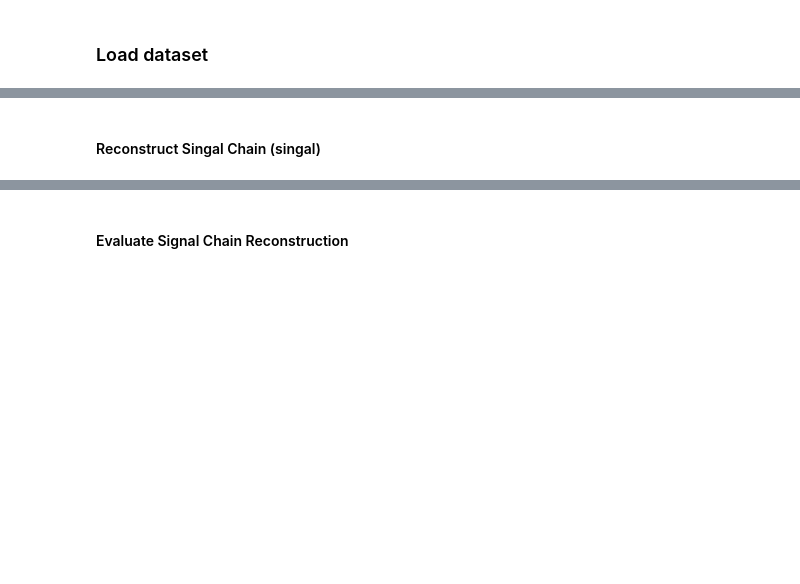
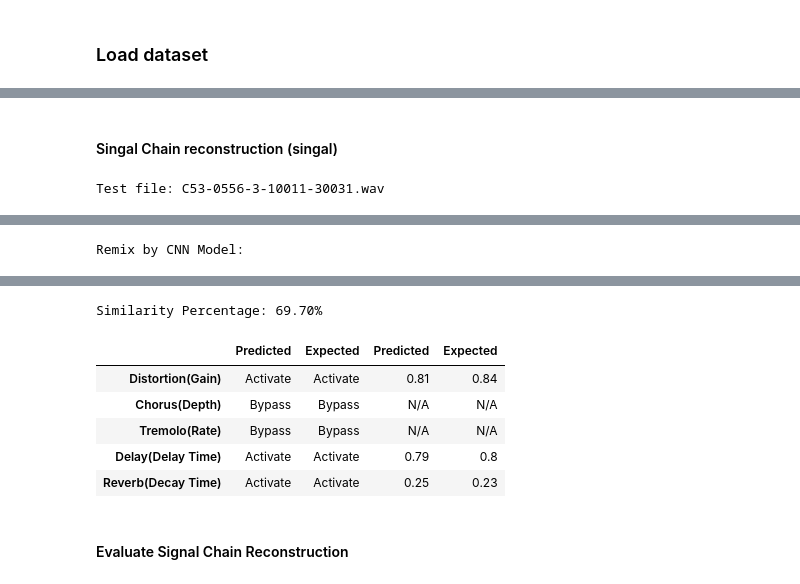
Before and after one commit to DCisHurt/Guitar-MIR, a Jupyter notebook: ex4_signal_chain.ipynb, the cells around one changed output, grey strips where cells are left out. Saved outputs shown, nothing was run; the diff lists cells and outputs as text; code cells hidden in the pictures; blank space fills up the shorter version.

```diff
--- a/ex4_signal_chain.ipynb
+++ b/ex4_signal_chain.ipynb
@@ -45,2 +95,2 @@ fxData = GtFxDataset(EVU_ANNOTATIONS_FILE,
 # %% [markdown]
-#### Reconstruct Singal Chain (singal)
+#### Singal Chain reconstruction (singal)
@@ -119,0 +97,46 @@ df2.first()
+# %%
+from src.util import play_audio
+import pandas as pd
+import random
+
+EFFECT_MAP2 = ["Distortion(Gain)", "Chorus(Depth)", "Tremolo(Rate)", "Delay(Delay Time)", "Reverb(Decay Time)"]
+
+SAMPLE_RATE = 44100
+
+_WEIGHTS_DIR = "_weights/Legacy/"
+_DRY_SAMPLE_DIR = "_assets/DATASET/GT-FX-DRY"
+
+index = random.randint(0, len(fxData))
+
+test_data = fxData[index]
+sample_file = fxData.get_audio_sample_filename(index) + ".wav"
+remix, waveform, log = signal_chain_reconstruction(test_data, sample_file,
+                                        _DRY_SAMPLE_DIR, _WEIGHTS_DIR)
+
+table = []
+
+for i in range(5):
+
+    effect_state = True if test_data[1][i] > 0.0 else False
+    paramter_value = str(round(test_data[3][i].item(), 2)) if effect_state else "N/A"
+    predicted_value = str(round(log[i*2 + 2] + test_data[3][i].item(), 2)) if effect_state else "N/A"
+    table.append(["Activate" if log[i*2 + 1] == 1.0 else "Bypass",
+                  "Activate" if effect_state else "Bypass",
+                  predicted_value,
+                  paramter_value])
+
+print(f"Test file: {sample_file}")
+play_audio(waveform, SAMPLE_RATE)
+
+print(f"Remix by CNN Model:")
+play_audio(remix, SAMPLE_RATE)
+
+print(f"Similarity Percentage: {log[11]:.2f}%")
+
+df = pd.DataFrame(table,
+                  columns = ["Predicted", "Expected", "Predicted", "Expected"],
+                  index = EFFECT_MAP2)
+
+df
+# %% [output]
+Test file: C53-0556-3-10011-30031.wav
@@ -119,0 +144 @@ df2.first()
+Remix by CNN Model:
@@ -120,2 +146,9 @@ df2.first()
+Similarity Percentage: 69.70%
+|  | Predicted | Expected | Predicted | Expected |
+| Distortion(Gain) | Activate | Activate | 0.81 | 0.84 |
+| Chorus(Depth) | Bypass | Bypass | N/A | N/A |
+| Tremolo(Rate) | Bypass | Bypass | N/A | N/A |
+| Delay(Delay Time) | Activate | Activate | 0.79 | 0.8 |
+| Reverb(Decay Time) | Activate | Activate | 0.25 | 0.23 |
 # %% [markdown]
 #### Evaluate Signal Chain Reconstruction
```
Also changed, not shown: parts of 6 cells of this notebook, 7 other files.
